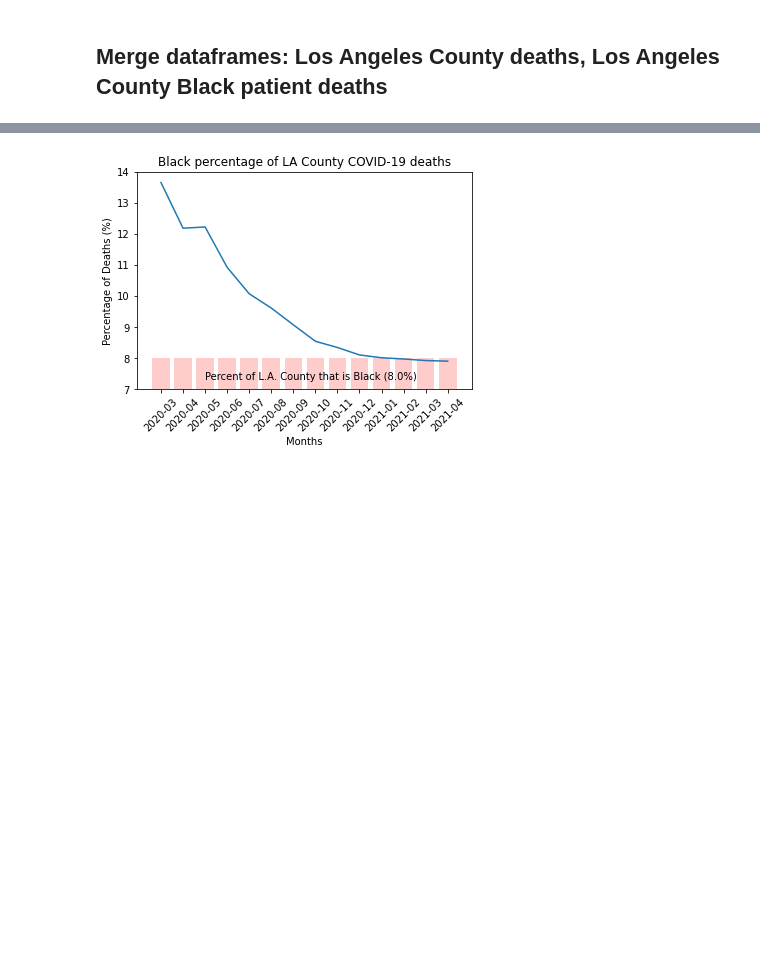
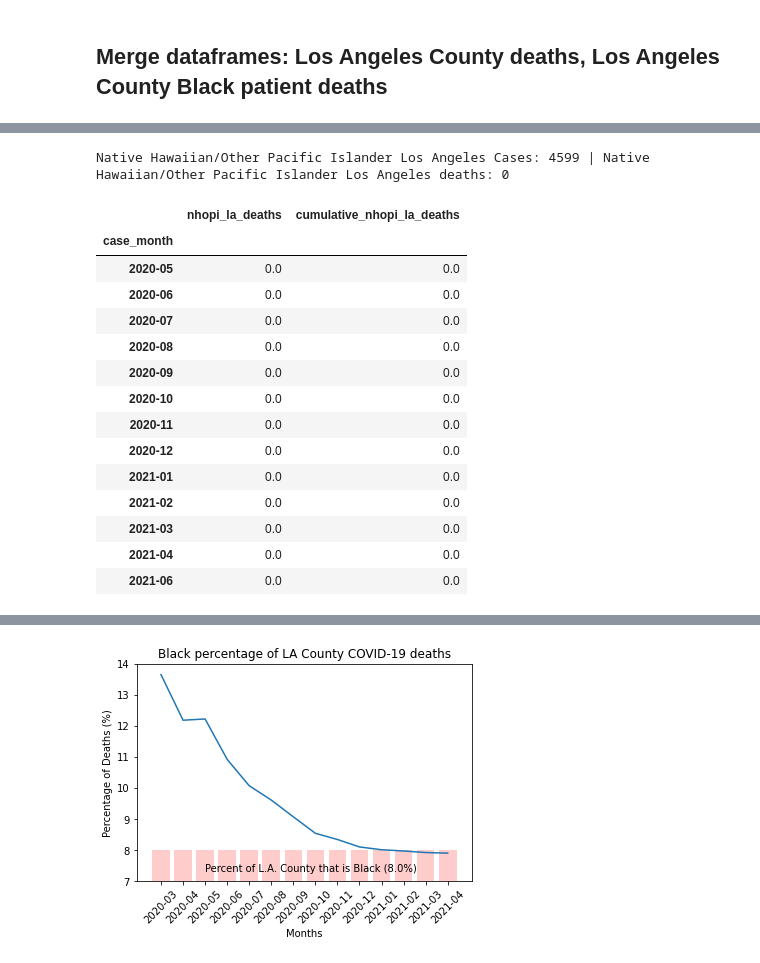
Before and after one commit to kevogil/covid-analysis, a Jupyter notebook: Notebooks/Analysis_And_Visualizations/percentage_deaths_vs_population_percentage.ipynb, the cells around one changed output, grey strips where cells are left out. Drawn from its saved outputs; the diff is of its cells as text; code cells hidden in the pictures; blank space fills up the shorter version.

```diff
--- a/Notebooks/Analysis_And_Visualizations/percentage_deaths_vs_population_percentage.ipynb
+++ b/Notebooks/Analysis_And_Visualizations/percentage_deaths_vs_population_percentage.ipynb
@@ -415,0 +419,61 @@ Reported Hispanic/Latino Los Angeles Cases: 117576 | Reported Hispanic/Latino Lo
+# %%
+# Isolate rows pertaining to cases of NHOPI COVID-19 patients Los Angles County
+nhopi_los_angeles_case_surveillance_df = pd.DataFrame(los_angeles_case_surveillance_df.loc[los_angeles_case_surveillance_df["race/ethnicity"] == "American Indian/Alaska Native"])
+
+# Find the number of COVID-19 cases for NHOPI patients in Los Angeles County
+nhopi_los_angeles_cases = nhopi_los_angeles_case_surveillance_df.shape[0]
+
+# Find the number of COVID-19 deaths for NHOPI patients in Los Angeles County
+nhopi_los_angeles_deaths = nhopi_los_angeles_case_surveillance_df.loc[nhopi_los_angeles_case_surveillance_df["death_yn"] == "Yes"].shape[0]
+
+# Calculate cumulative COVID-19 deaths each month for NHOPI patients in Los Angeles County
+nhopi_los_angeles_deaths_by_month_df = pd.DataFrame(nhopi_los_angeles_case_surveillance_df[["case_month","death_yn"]]
+                                                 .loc[nhopi_los_angeles_case_surveillance_df[["case_month","death_yn"]]["death_yn"] == "Yes"]
+                                                 .groupby(by="case_month").count())
+
+# Rename "death_yn" column to "nhopi_la_deaths"
+nhopi_los_angeles_deaths_by_month_df = nhopi_los_angeles_deaths_by_month_df.rename(columns={"death_yn" : "nhopi_la_deaths"})
+
+# Calculate cumulative COVID-19 deaths of NHOPI patients each month in Los Angeles County
+nhopi_los_angeles_deaths_by_month_series = nhopi_los_angeles_deaths_by_month_df["nhopi_la_deaths"]
+
+try:
+    cumulative_nhopi_los_angeles_deaths = [nhopi_los_angeles_deaths_by_month_series.iloc[0]]
+    current_month_cumulative_nhopi_deaths = nhopi_los_angeles_deaths_by_month_series.iloc[0]
+
+    for idx in range(len(nhopi_los_angeles_deaths_by_month_series)-1):
+        current_month_cumulative_nhopi_deaths = current_month_cumulative_nhopi_deaths + nhopi_los_angeles_deaths_by_month_series[idx+1]
+        cumulative_nhopi_los_angeles_deaths.append(current_month_cumulative_nhopi_deaths)
+
+    # Add monthly cumulative deaths of NHOPI patients to Los Angeles County nhopi patient deaths dataframe
+    nhopi_los_angeles_deaths_by_month_df["cumulative_nhopi_la_deaths"] = cumulative_nhopi_los_angeles_deaths
+except:
+    nhopi_los_angeles_deaths_by_month_df = pd.DataFrame(nhopi_los_angeles_case_surveillance_df[["case_month","current_status"]]
+                                                 .groupby(by="case_month").count())
+    nhopi_los_angeles_deaths_by_month_df["nhopi_la_deaths"] = np.nan
+    nhopi_los_angeles_deaths_by_month_df["cumulative_nhopi_la_deaths"] = np.nan
+    nhopi_los_angeles_deaths_by_month_df = pd.DataFrame(nhopi_los_angeles_deaths_by_month_df.fillna(value=0))
+    nhopi_los_angeles_deaths_by_month_df = pd.DataFrame(nhopi_los_angeles_deaths_by_month_df.drop(columns="current_status"))
+
+# Print total Los Angles County cases and deaths for NHOPI patients
+print(f"Native Hawaiian/Other Pacific Islander Los Angeles Cases: {nhopi_los_angeles_cases} | Native Hawaiian/Other Pacific Islander Los Angeles deaths: {nhopi_los_angeles_deaths}")
+
+# Display Los Angeles County NHOPI patient deaths dataframe
+nhopi_los_angeles_deaths_by_month_df
+# %% [output]
+Native Hawaiian/Other Pacific Islander Los Angeles Cases: 4599 | Native Hawaiian/Other Pacific Islander Los Angeles deaths: 0
+|  | nhopi_la_deaths | cumulative_nhopi_la_deaths |
+| case_month |  |  |
+| 2020-05 | 0.0 | 0.0 |
+| 2020-06 | 0.0 | 0.0 |
+| 2020-07 | 0.0 | 0.0 |
+| 2020-08 | 0.0 | 0.0 |
+| 2020-09 | 0.0 | 0.0 |
+| 2020-10 | 0.0 | 0.0 |
+| 2020-11 | 0.0 | 0.0 |
+| 2020-12 | 0.0 | 0.0 |
+| 2021-01 | 0.0 | 0.0 |
+| 2021-02 | 0.0 | 0.0 |
+| 2021-03 | 0.0 | 0.0 |
+| 2021-04 | 0.0 | 0.0 |
+| 2021-06 | 0.0 | 0.0 |
```
Also changed, not shown: parts of 22 cells of this notebook.
